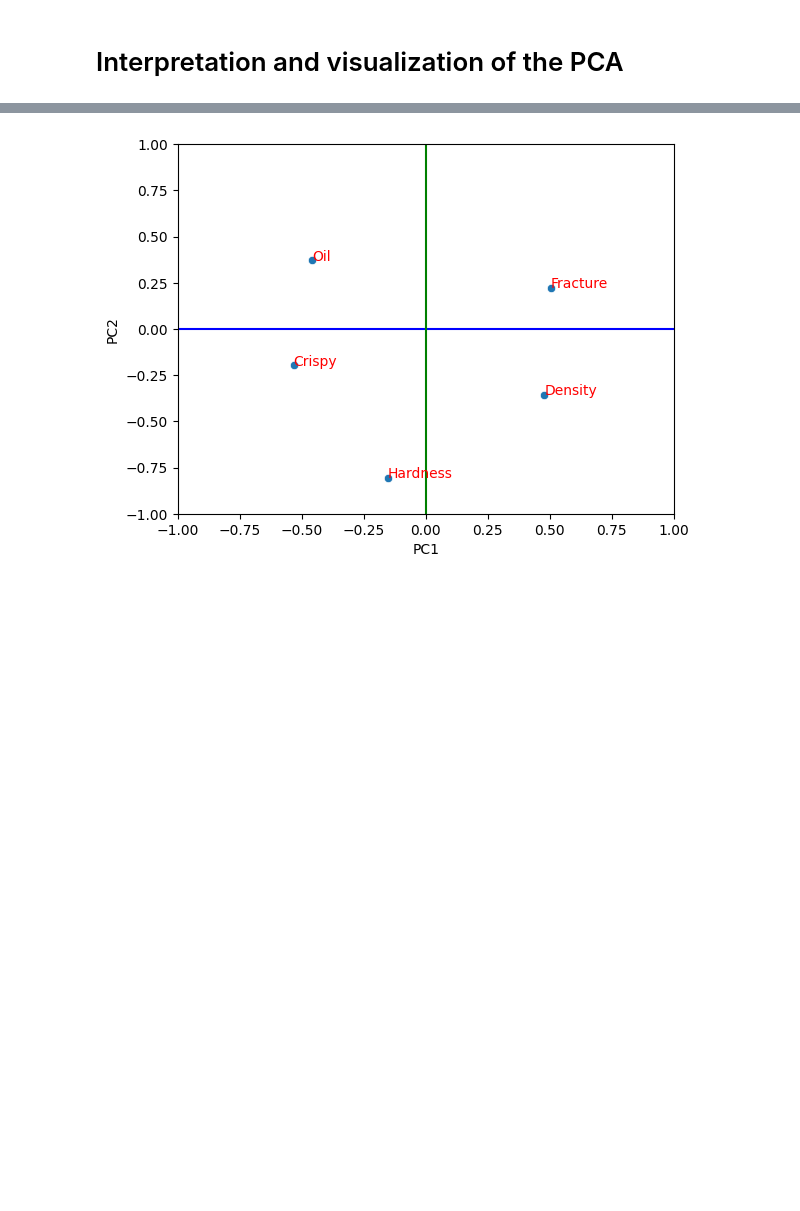
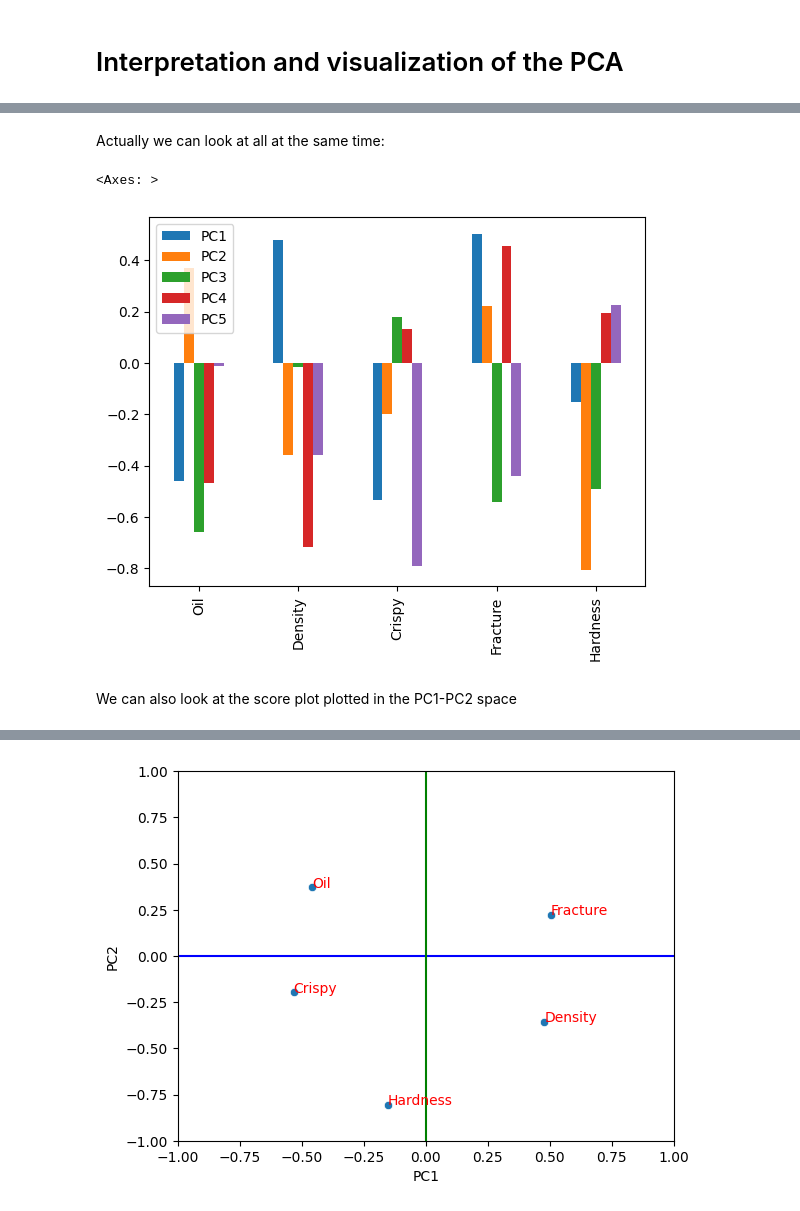
Before and after one commit to peterbmob/DHMVADoE, a Jupyter notebook: Excercises/PCA_ex_1.ipynb, the cells around one changed output, grey strips where cells are left out. Saved outputs shown, nothing was run; the diff lists cells and outputs as text; code cells hidden in the pictures; blank space fills up the shorter version.

```diff
--- a/Excercises/PCA_ex_1.ipynb
+++ b/Excercises/PCA_ex_1.ipynb
@@ -172,0 +222,9 @@ plt.show()
+# %% [markdown]
+Actually we can look at all at the same time:
+# %%
+food_pca_eigen.plot.bar()
+# %% [output]
+<Axes: >
+[figure, added]
+# %% [markdown]
+We can also look at the score plot plotted in the PC1-PC2 space
```
Also changed, not shown: parts of 17 cells of this notebook.
